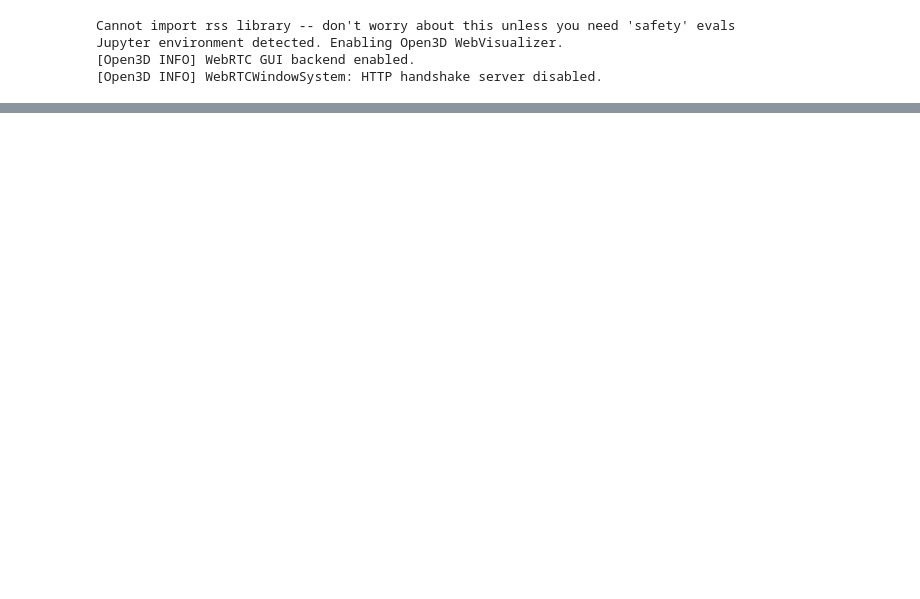
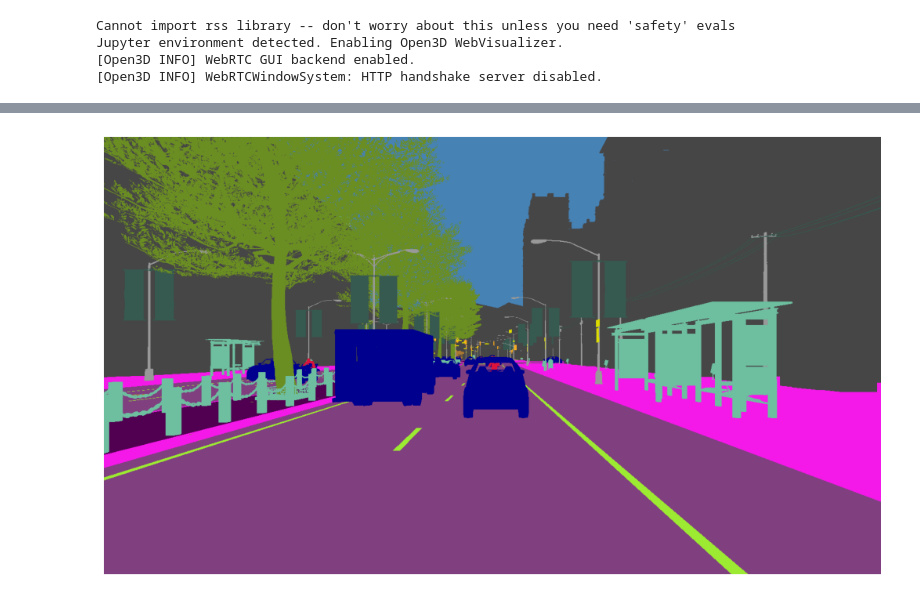
Before and after one commit to avstack-lab/carla-sandbox, a Jupyter notebook: notebooks/test_carla_dataset.ipynb, the cells around one changed output, grey strips where cells are left out. Drawn from its saved outputs; the diff is of its cells as text; code cells hidden in the pictures; blank space fills up the shorter version.

```diff
--- a/notebooks/test_carla_dataset.ipynb
+++ b/notebooks/test_carla_dataset.ipynb
@@ -18,2 +16,9 @@ CSM.scenes
 # %%
 CDM = CSM.get_scene_dataset_by_index(0)
+# %%
+frame = CDM.frames[-10]
+rad = CDM.get_radar(frame=frame)
+ssimg = CDM.get_semseg_image(frame=frame)
+ssimg.view()
+# %% [output]
+[figure, added]
```
Also changed, not shown: parts of 5 cells of this notebook.
